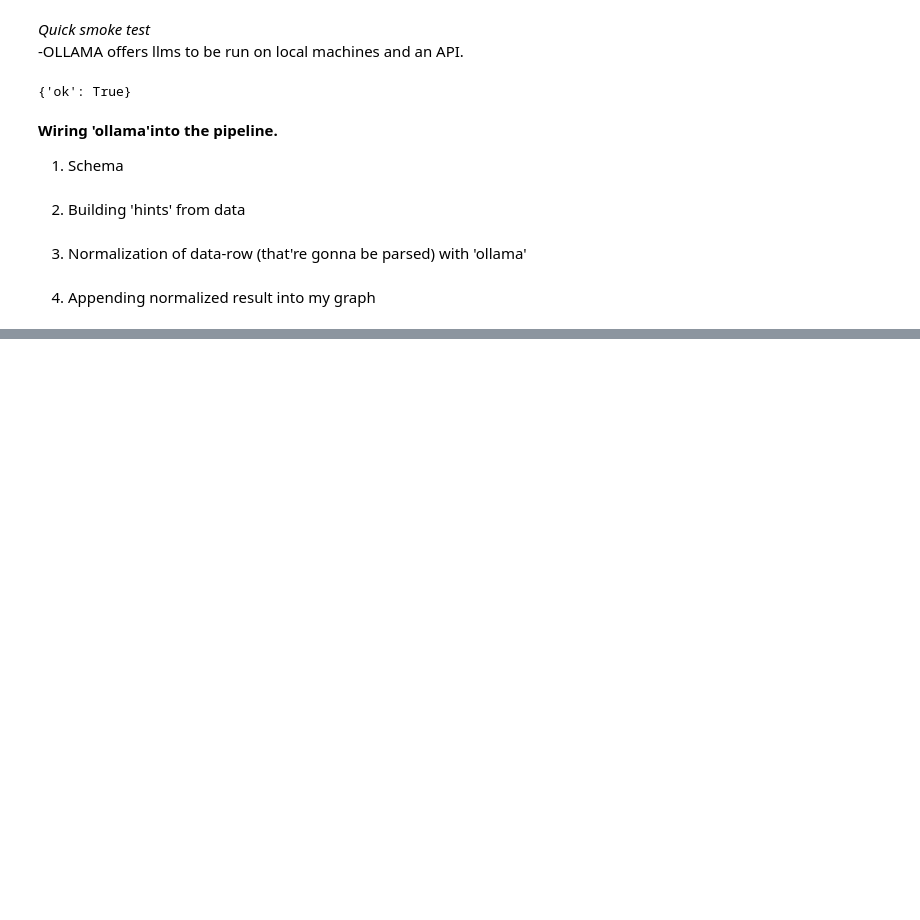
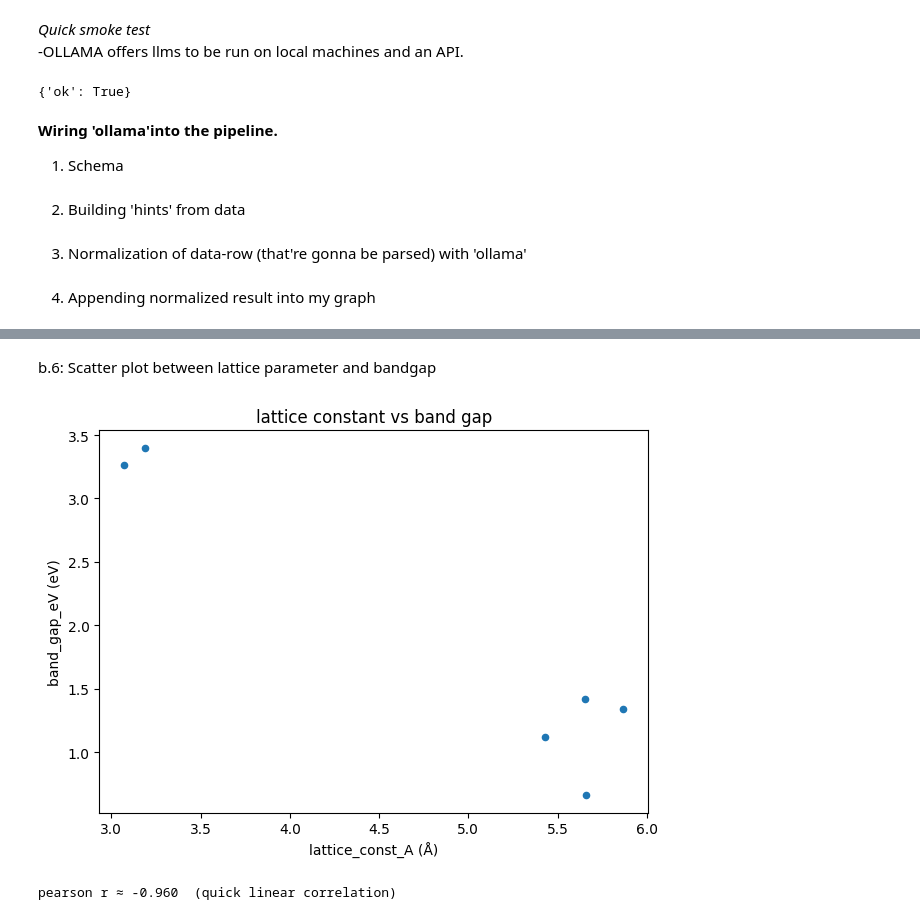
Before and after one commit to submerged-in-matrix/Semantic_models_for-MSE, a Jupyter notebook: notebooks/build_mini_mkg.ipynb, the cells around one changed output, grey strips where cells are left out. Cells and saved outputs as stored; diff of their text form; code cells hidden in the pictures; blank space fills up the shorter version.

```diff
--- a/notebooks/build_mini_mkg.ipynb
+++ b/notebooks/build_mini_mkg.ipynb
@@ -463,0 +605,21 @@ Triples after LLM ingest: 80
+# %% [markdown]
+b.6: Scatter plot between lattice parameter and bandgap
+# %%
+x = df["lattice_const_A"]
+y = df["band_gap_eV"]
+mask = x.notna() & y.notna()
+
+plt.figure()
+plt.scatter(x[mask], y[mask], s=20)
+plt.xlabel("lattice_const_A (Å)")
+plt.ylabel("band_gap_eV (eV)")
+plt.title("lattice constant vs band gap")
+plt.tight_layout()
+plt.show()
+
+if mask.sum() >= 2:
+    r = np.corrcoef(x[mask], y[mask])[0,1]
+    print(f"pearson r ≈ {r:.3f}  (quick linear correlation)")
+# %% [output]
+[figure, added]
+pearson r ≈ -0.960  (quick linear correlation)
```
Also changed, not shown: parts of 29 cells of this notebook, 3 other files.
